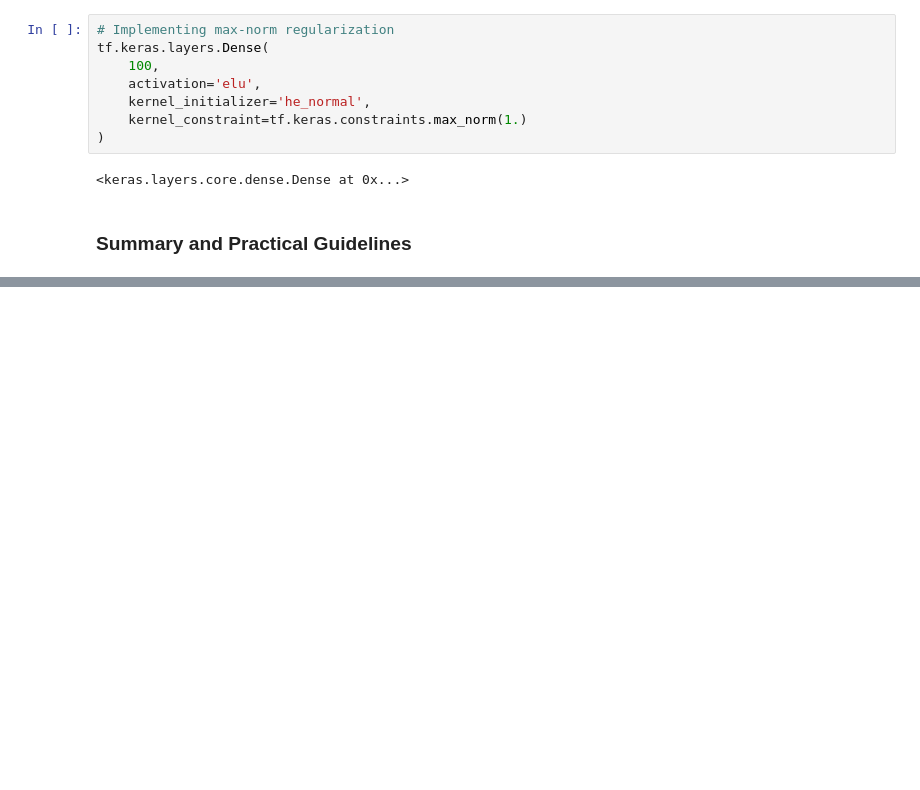
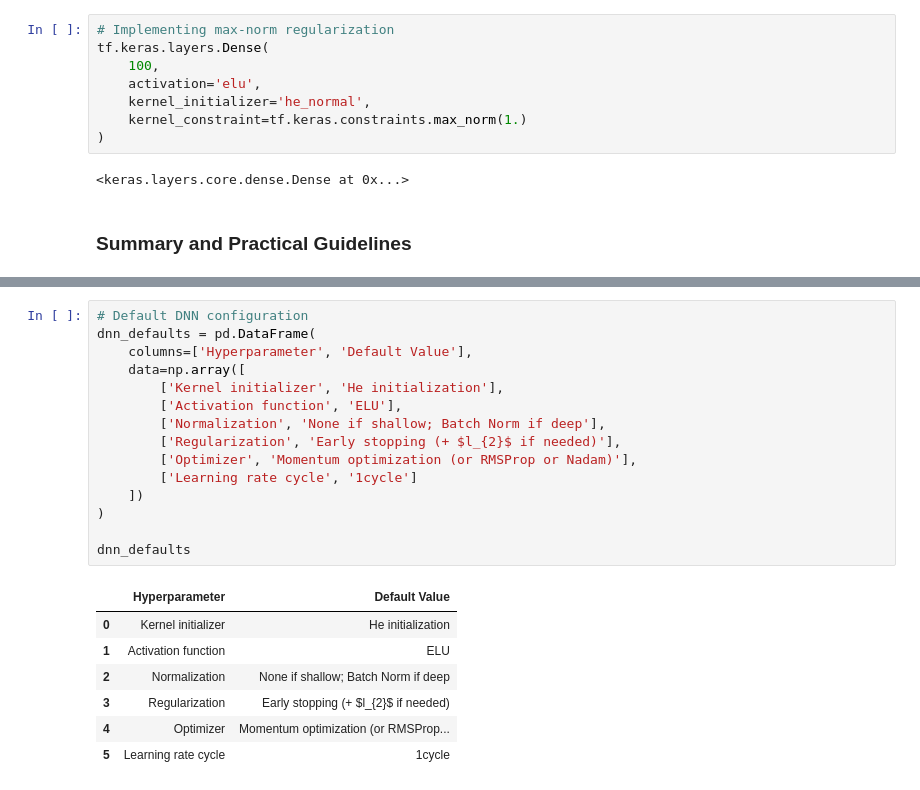
Before and after one commit to HyerQuality/O-Reilly-Hands-On-Machine-Learning, a Jupyter notebook: Chapter 11 - Training Deep Neural Networks/Lecture_And_Exercises.ipynb, the cells around one changed output, grey strips where cells are left out. Saved outputs shown, nothing was run; the diff lists cells and outputs as text; blank space fills up the shorter version.

```diff
--- a/Chapter 11 - Training Deep Neural Networks/Lecture_And_Exercises.ipynb
+++ b/Chapter 11 - Training Deep Neural Networks/Lecture_And_Exercises.ipynb
@@ -759,0 +766,23 @@ tf.keras.layers.Dense(
+# %%
+# Default DNN configuration
+dnn_defaults = pd.DataFrame(
+    columns=['Hyperparameter', 'Default Value'],
+    data=np.array([
+        ['Kernel initializer', 'He initialization'],
+        ['Activation function', 'ELU'],
+        ['Normalization', 'None if shallow; Batch Norm if deep'],
+        ['Regularization', 'Early stopping (+ $l_{2}$ if needed)'],
+        ['Optimizer', 'Momentum optimization (or RMSProp or Nadam)'],
+        ['Learning rate cycle', '1cycle']
+    ])
+)
+
+dnn_defaults
+# %% [output]
+|  | Hyperparameter | Default Value |
+| 0 | Kernel initializer | He initialization |
+| 1 | Activation function | ELU |
+| 2 | Normalization | None if shallow; Batch Norm if deep |
+| 3 | Regularization | Early stopping (+ $l_{2}$ if needed) |
+| 4 | Optimizer | Momentum optimization (or RMSProp... |
+| 5 | Learning rate cycle | 1cycle |
```
Also changed, not shown: parts of 29 cells of this notebook.
